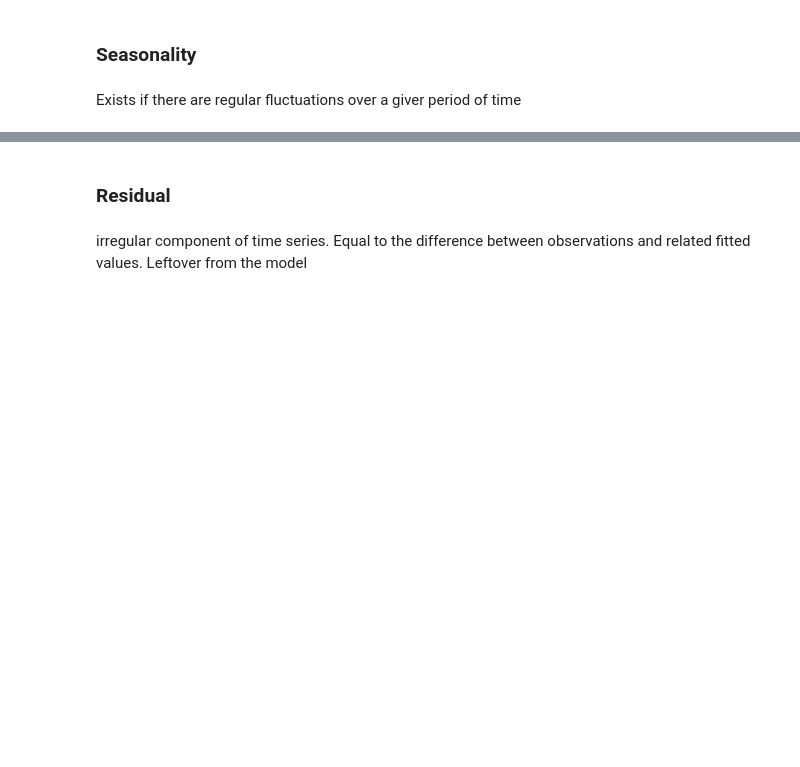
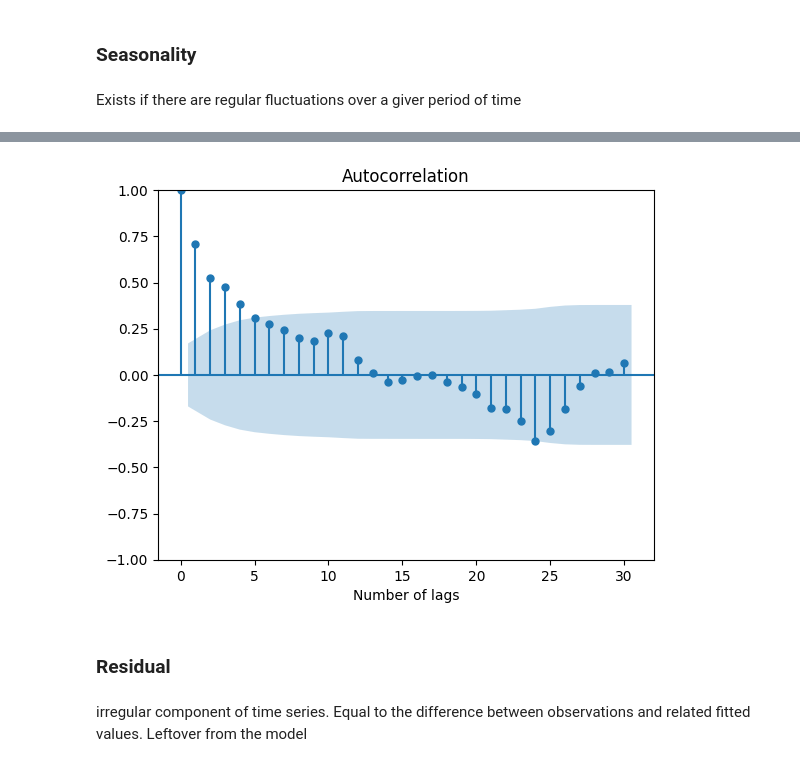
Before and after one commit to guilhermemalves03/Machine-Learning-for-Financial-Risk-Management-with-Python, a Jupyter notebook: 2-IntroductionToTimeSeriesModeling.ipynb, the cells around one changed output, grey strips where cells are left out. Cells and saved outputs as stored; diff of their text form; code cells hidden in the pictures; blank space fills up the shorter version.

```diff
--- a/2-IntroductionToTimeSeriesModeling.ipynb
+++ b/2-IntroductionToTimeSeriesModeling.ipynb
@@ -107,3 +139,9 @@ Exists if there are regular fluctuations over a giver period of time
+# %%
+sm.graphics.tsa.plot_acf(energy,lags=30)
+plt.xlabel("Number of lags")
+plt.show()
+# %% [output]
+[figure, added]
 # %% [markdown]
 ### Residual
 # %% [markdown]
```
Also changed, not shown: parts of 13 cells of this notebook.
